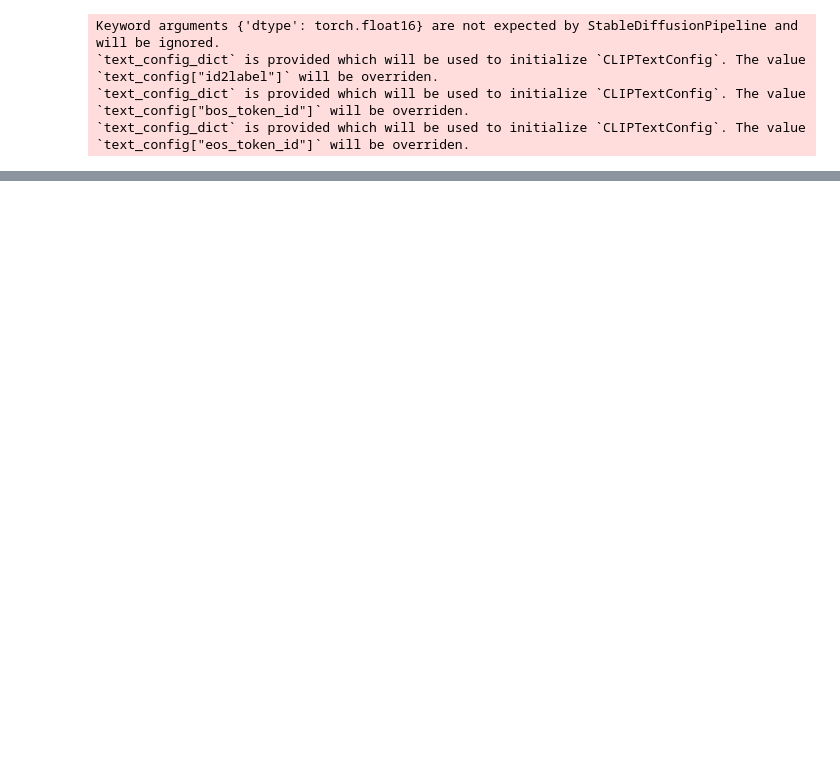
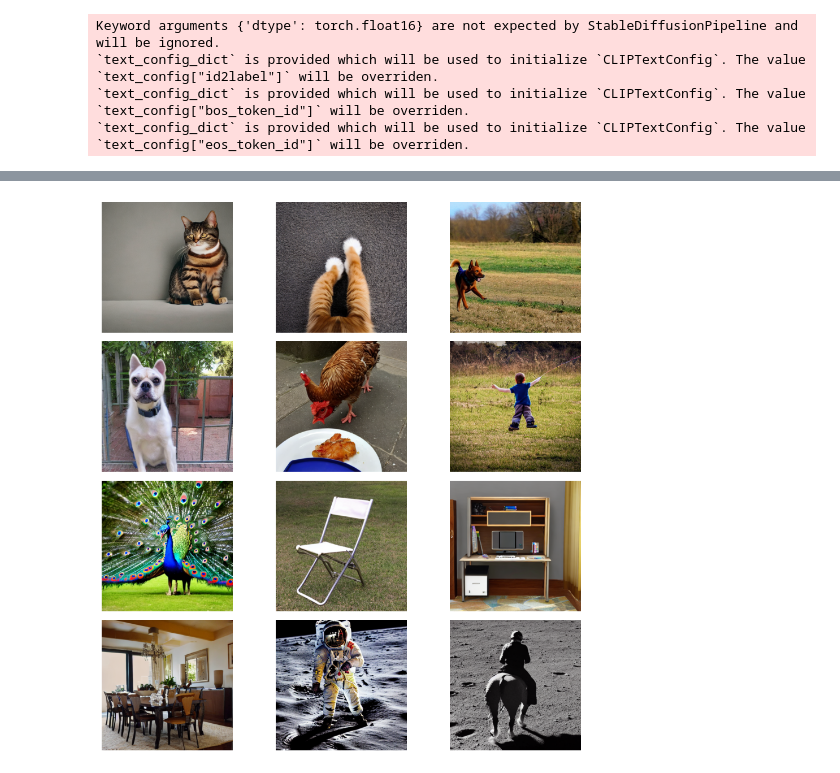
Before and after one commit to amoeba04/bootcamp, a Jupyter notebook: StableDiffusion/std_inference.ipynb, the cells around one changed output, grey strips where cells are left out. Drawn from its saved outputs; the diff is of its cells as text; code cells hidden in the pictures; blank space fills up the shorter version.

```diff
--- a/StableDiffusion/std_inference.ipynb
+++ b/StableDiffusion/std_inference.ipynb
@@ -42,8 +38,2 @@ prompts = [
 # %%
 images = pipeline_runway(prompts, num_images_per_prompt=1, output_type="numpy").images
-# %%
-# Display the NumPy array as an image using Matplotlib
-for i in range(images.shape[0]):
-    plt.imshow(images[i])
-    plt.axis('off')  # Turn off axes
-    plt.show()
@@ -60,0 +40,18 @@ for i in range(images.shape[0]):
+# %%
+fig, axes = plt.subplots(4, 3, figsize=(10, 10))
+
+# Loop through the images and plot them in the subplots
+for i, ax in enumerate(axes.flat):
+    if i < len(images):
+        image = plt.imread(images[i]) if isinstance(images[i], str) else images[i]
+        ax.imshow(image)
+        ax.axis('off')
+    else:
+        ax.axis('off')
+
+# Adjust layout
+plt.tight_layout()
+# Show the plot
+plt.show()
+# %% [output]
+[figure, added]
```
Also changed, not shown: parts of 4 cells of this notebook, 3 other files.
